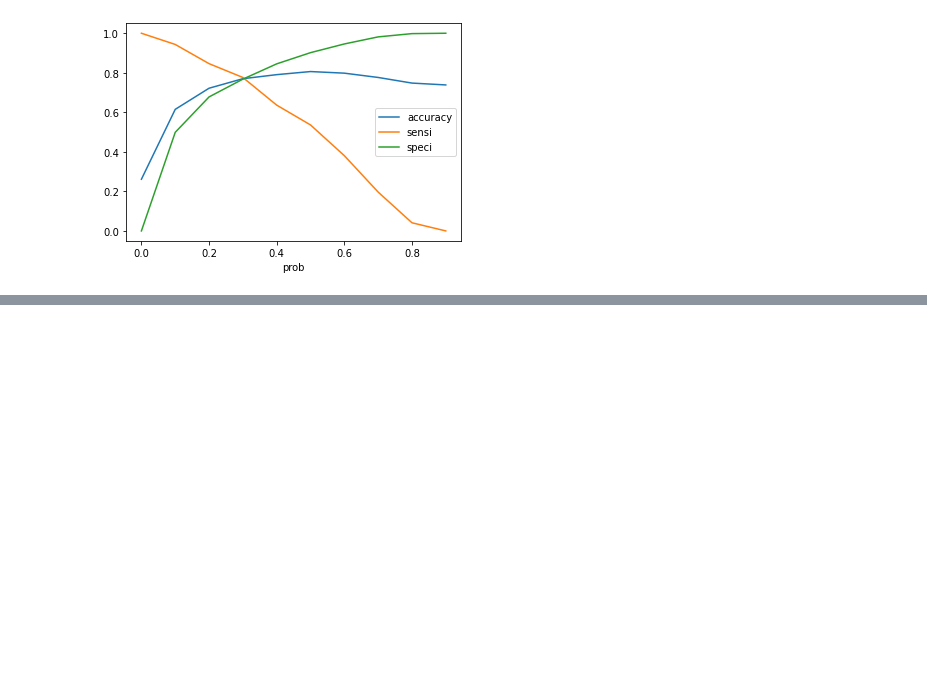
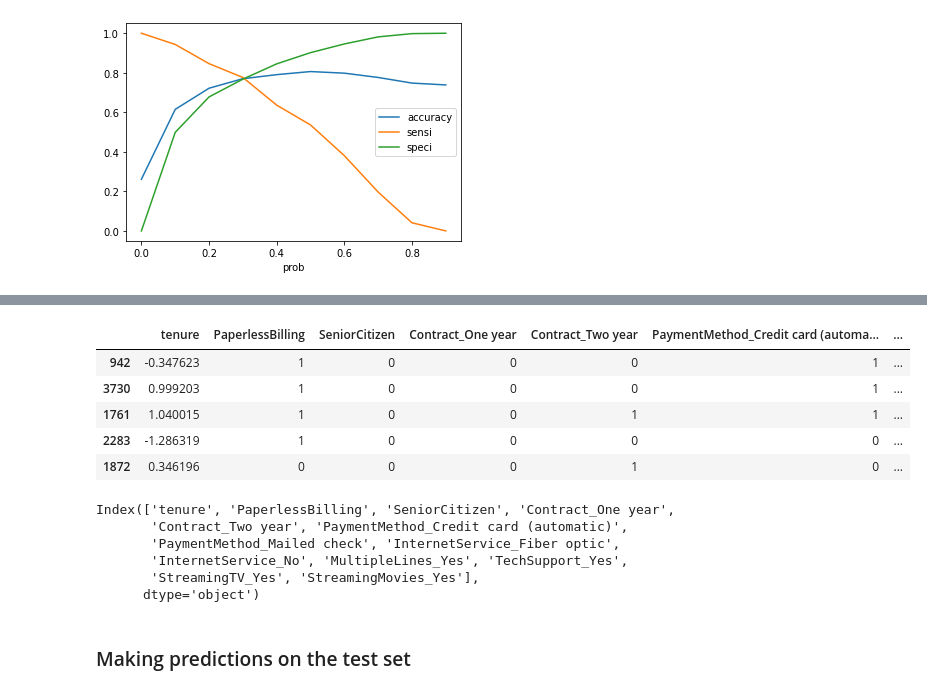
Before and after one commit to kc11381/TelecomChurn_LogisticRegressionModel, a Jupyter notebook: kc_telecom_churn.ipynb, the cells around one changed output, grey strips where cells are left out. Saved outputs shown, nothing was run; the diff lists cells and outputs as text; code cells hidden in the pictures; blank space fills up the shorter version.

```diff
--- a/kc_telecom_churn.ipynb
+++ b/kc_telecom_churn.ipynb
@@ -944,0 +1065,19 @@ plt.show()
+# %%
+X_test = X_test[col]
+X_test.head()
+# %% [output]
+|  | tenure | PaperlessBilling | SeniorCitizen | Contract_One year | Contract_Two year | PaymentMethod_Credit card (automa... | ... |
+| 942 | -0.347623 | 1 | 0 | 0 | 0 | 1 | ... |
+| 3730 | 0.999203 | 1 | 0 | 0 | 0 | 1 | ... |
+| 1761 | 1.040015 | 1 | 0 | 0 | 1 | 1 | ... |
+| 2283 | -1.286319 | 1 | 0 | 0 | 0 | 0 | ... |
+| 1872 | 0.346196 | 0 | 0 | 0 | 1 | 0 | ... |
+# %%
+col
+# %% [output]
+Index(['tenure', 'PaperlessBilling', 'SeniorCitizen', 'Contract_One year',
+       'Contract_Two year', 'PaymentMethod_Credit card (automatic)',
+       'PaymentMethod_Mailed check', 'InternetService_Fiber optic',
+       'InternetService_No', 'MultipleLines_Yes', 'TechSupport_Yes',
+       'StreamingTV_Yes', 'StreamingMovies_Yes'],
+      dtype='object')
@@ -944,0 +1086,2 @@ plt.show()
+# %% [markdown]
+### Making predictions on the test set
```
Also changed, not shown: parts of 54 cells of this notebook.
